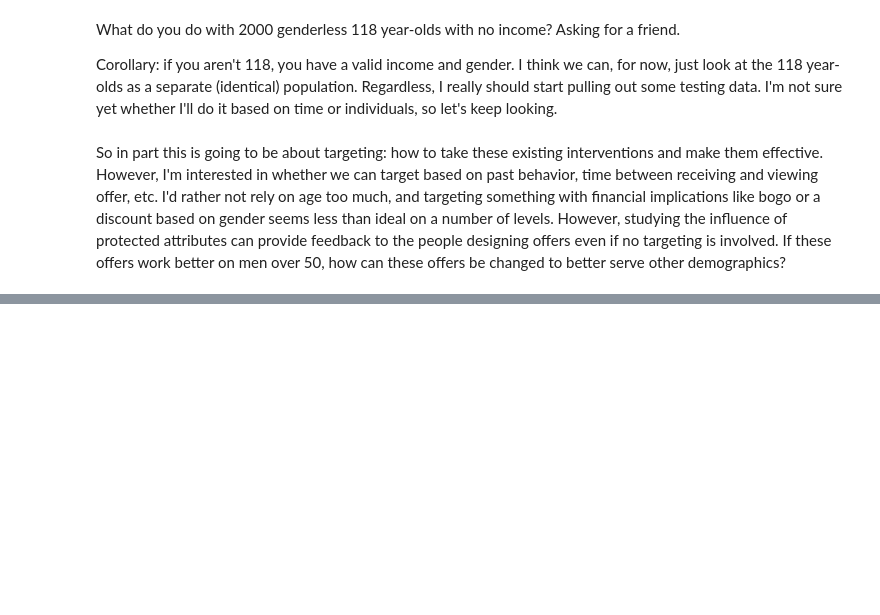
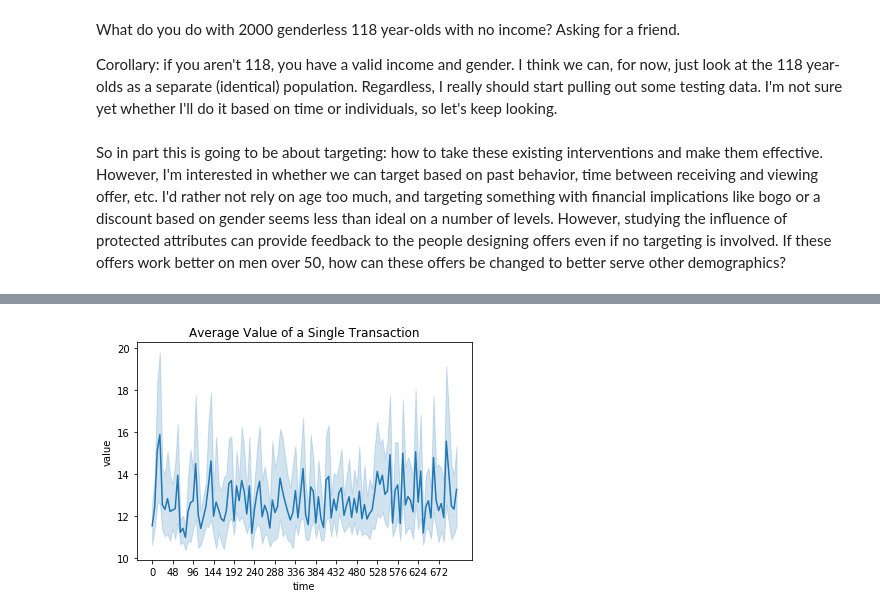
Before and after one commit to crgl/starbucks-capstone, a Jupyter notebook: Starbucks_Capstone_notebook.ipynb, the cells around one changed output, grey strips where cells are left out. Cells and saved outputs as stored; diff of their text form; code cells hidden in the pictures; blank space fills up the shorter version.

```diff
--- a/Starbucks_Capstone_notebook.ipynb
+++ b/Starbucks_Capstone_notebook.ipynb
@@ -175,0 +292,11 @@ So in part this is going to be about targeting: how to take these existing inter
+# %%
+transactions = transcript[transcript['event'] == 'transaction'].drop('event', axis=1)
+transactions['value'] = transactions['value'].apply(lambda d: d['amount'])
+sns.lineplot(x='time', y='value', data=transactions)
+plt.xticks(np.arange(0, 714, 48))
+plt.title('Average Value of a Single Transaction')
+plt.show()
+transactions = transactions.pivot(index='person', columns='time').fillna(0)
+transactions.columns = transactions.columns.droplevel()
+# %% [output]
+[figure, added]
```
Also changed, not shown: parts of 28 cells of this notebook.
